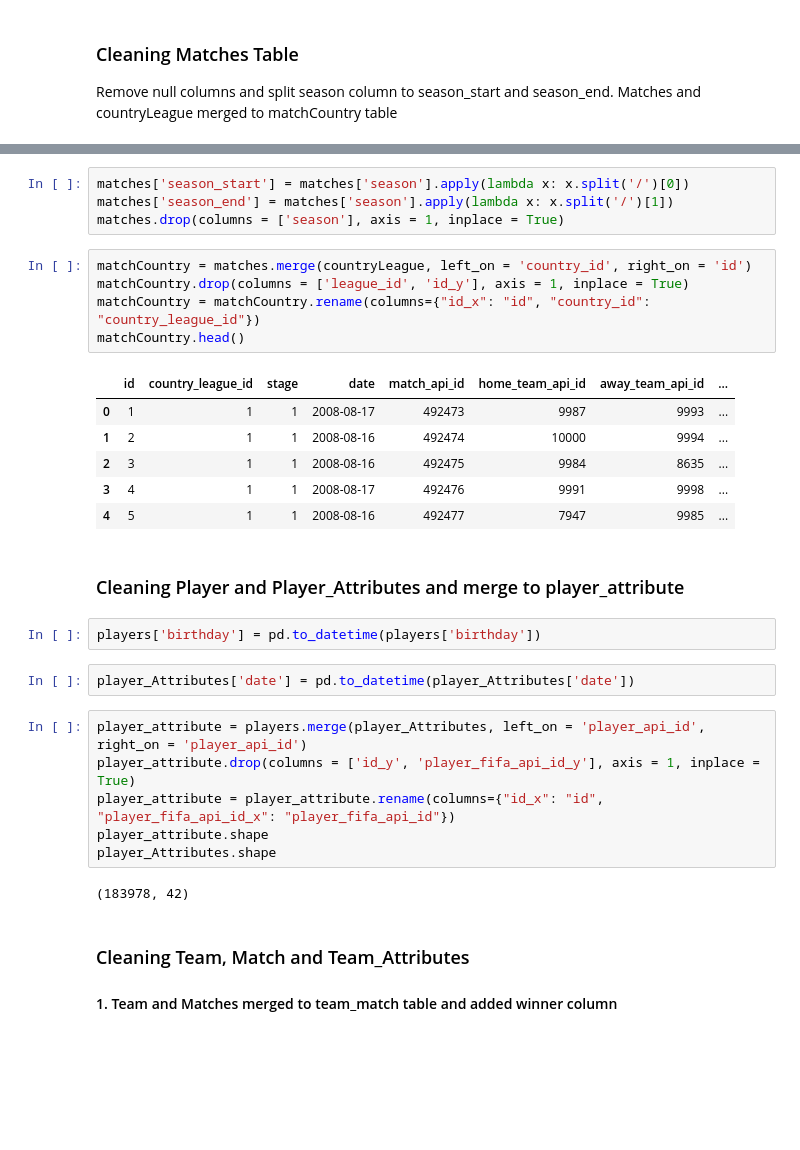
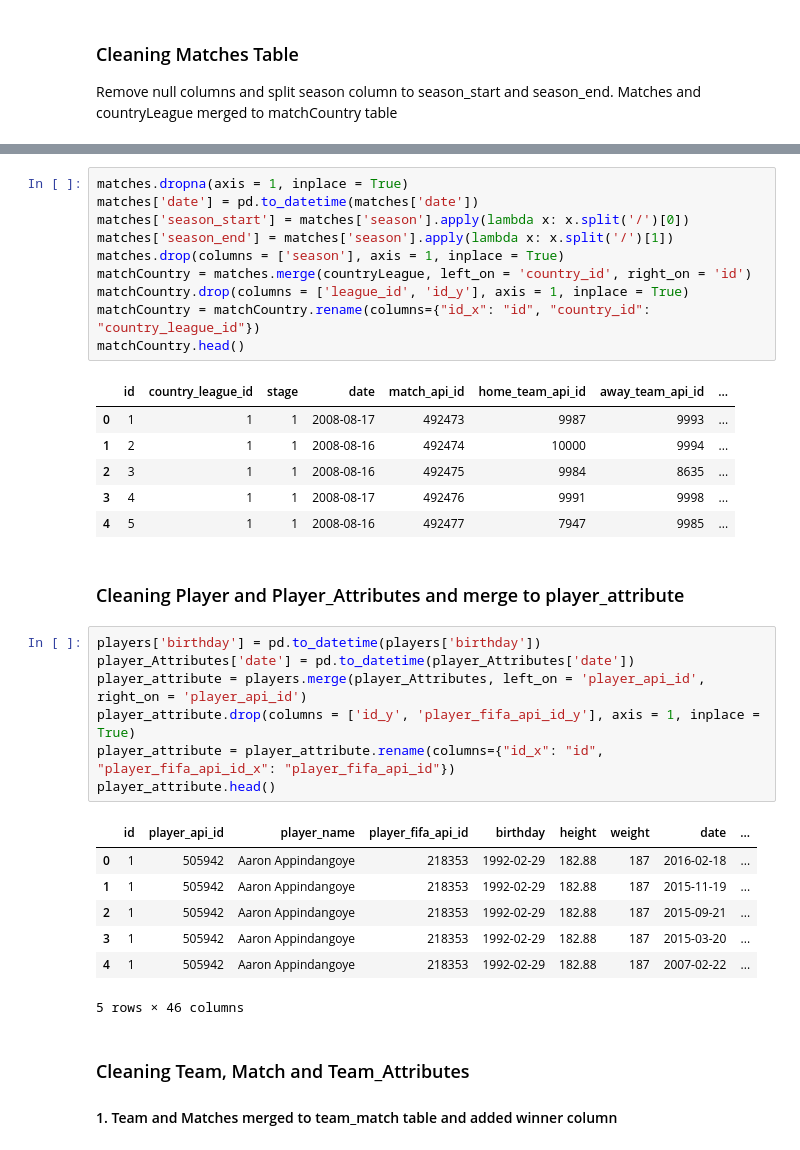
Before and after one commit to kgebrehi/European_Soccer_Analysis, a Jupyter notebook: cmsc320Final.ipynb, the cells around one changed output, grey strips where cells are left out. Drawn from its saved outputs; the diff is of its cells as text; blank space fills up the shorter version.

```diff
--- a/cmsc320Final.ipynb
+++ b/cmsc320Final.ipynb
@@ -247,33 +231,37 @@ dtype: object
 # %%
+matches.dropna(axis = 1, inplace = True)
+matches['date'] = pd.to_datetime(matches['date'])
 matches['season_start'] = matches['season'].apply(lambda x: x.split('/')[0])
 matches['season_end'] = matches['season'].apply(lambda x: x.split('/')[1])
 matches.drop(columns = ['season'], axis = 1, inplace = True)
+matchCountry = matches.merge(countryLeague, left_on = 'country_id', right_on = 'id')
+matchCountry.drop(columns = ['league_id', 'id_y'], axis = 1, inplace = True)
+matchCountry = matchCountry.rename(columns={"id_x": "id", "country_id": "country_league_id"})
+matchCountry.head()
+# %% [output]
+|  | id | country_league_id | stage | date | match_api_id | home_team_api_id | away_team_api_id | ... |
+| 0 | 1 | 1 | 1 | 2008-08-17 | 492473 | 9987 | 9993 | ... |
+| 1 | 2 | 1 | 1 | 2008-08-16 | 492474 | 10000 | 9994 | ... |
+| 2 | 3 | 1 | 1 | 2008-08-16 | 492475 | 9984 | 8635 | ... |
+| 3 | 4 | 1 | 1 | 2008-08-17 | 492476 | 9991 | 9998 | ... |
+| 4 | 5 | 1 | 1 | 2008-08-16 | 492477 | 7947 | 9985 | ... |
-# %%
-matchCountry = matches.merge(countryLeague, left_on = 'country_id', right_on = 'id')
-matchCountry.drop(columns = ['league_id', 'id_y'], axis = 1, inplace = True)
-matchCountry = matchCountry.rename(columns={"id_x": "id", "country_id": "country_league_id"})
-matchCountry.head()
-# %% [output]
-|  | id | country_league_id | stage | date | match_api_id | home_team_api_id | away_team_api_id | ... |
-| 0 | 1 | 1 | 1 | 2008-08-17 | 492473 | 9987 | 9993 | ... |
-| 1 | 2 | 1 | 1 | 2008-08-16 | 492474 | 10000 | 9994 | ... |
-| 2 | 3 | 1 | 1 | 2008-08-16 | 492475 | 9984 | 8635 | ... |
-| 3 | 4 | 1 | 1 | 2008-08-17 | 492476 | 9991 | 9998 | ... |
-| 4 | 5 | 1 | 1 | 2008-08-16 | 492477 | 7947 | 9985 | ... |
 # %% [markdown]
 ### Cleaning Player and Player_Attributes and merge to player_attribute
-# %%
-players['birthday'] = pd.to_datetime(players['birthday'])
-# %%
-player_Attributes['date'] = pd.to_datetime(player_Attributes['date'])
 # %%
+players['birthday'] = pd.to_datetime(players['birthday'])
+player_Attributes['date'] = pd.to_datetime(player_Attributes['date'])
 player_attribute = players.merge(player_Attributes, left_on = 'player_api_id', right_on = 'player_api_id')
 player_attribute.drop(columns = ['id_y', 'player_fifa_api_id_y'], axis = 1, inplace = True)
 player_attribute = player_attribute.rename(columns={"id_x": "id", "player_fifa_api_id_x": "player_fifa_api_id"})
-player_attribute.shape
-player_Attributes.shape
+player_attribute.head()
 # %% [output]
+|  | id | player_api_id | player_name | player_fifa_api_id | birthday | height | weight | date | ... |
+| 0 | 1 | 505942 | Aaron Appindangoye | 218353 | 1992-02-29 | 182.88 | 187 | 2016-02-18 | ... |
+| 1 | 1 | 505942 | Aaron Appindangoye | 218353 | 1992-02-29 | 182.88 | 187 | 2015-11-19 | ... |
+| 2 | 1 | 505942 | Aaron Appindangoye | 218353 | 1992-02-29 | 182.88 | 187 | 2015-09-21 | ... |
+| 3 | 1 | 505942 | Aaron Appindangoye | 218353 | 1992-02-29 | 182.88 | 187 | 2015-03-20 | ... |
+| 4 | 1 | 505942 | Aaron Appindangoye | 218353 | 1992-02-29 | 182.88 | 187 | 2007-02-22 | ... |
-(183978, 42)
+5 rows × 46 columns
 # %% [markdown]
 ### Cleaning Team, Match and Team_Attributes
 #### 1. Team and Matches merged to team_match table and added winner column
```
Also changed, not shown: parts of 97 cells of this notebook.
